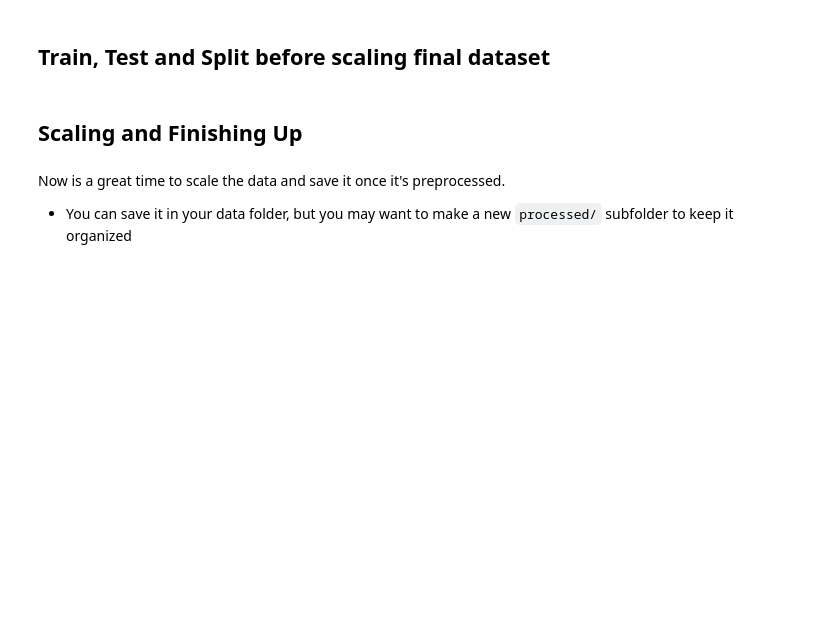
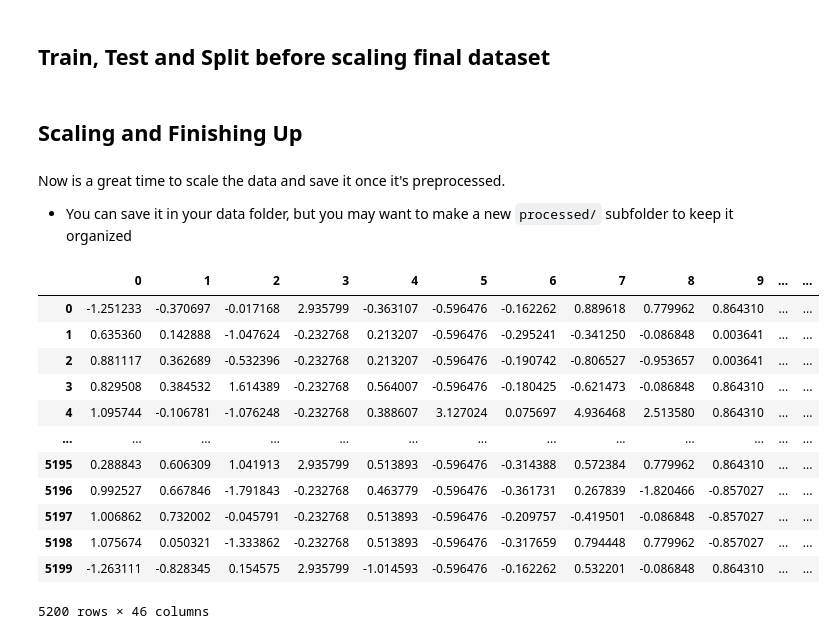
Before and after one commit to TangKenneth25/LHL-Feb19-MidtermProject, a Jupyter notebook: notebooks/1 - EDA.ipynb, the cells around one changed output. Saved outputs shown, nothing was run; the diff lists cells and outputs as text; code cells hidden in the pictures; blank space fills up the shorter version.

```diff
--- a/notebooks/1 - EDA.ipynb
+++ b/notebooks/1 - EDA.ipynb
@@ -820,7 +697,10 @@ memory usage: 1.1 MB
 housingData.to_csv('../data/housingData.csv',index=False)
 # %% [markdown]
 ## Train, Test and Split before scaling final dataset
-# %%
-housingData.drop(columns='location.address.city', inplace=True)
+# %%
+# Dropping remaining object columns.
+# cityListPrice column can act as a representation of the City
+# State was was considered redundant as we already had cityListPrice column created.
+housingData.drop(columns=['location.address.city','location.address.state'], inplace=True)
 # %%
 # Splitting training and testing data
@@ -837,6 +719,22 @@ scaler = StandardScaler()
 
 X_train_scaled = scaler.fit_transform(X_train)
 X_test_scaled = scaler.transform(X_test)
+# %%
+pd.DataFrame(X_train_scaled)
+# %% [output]
+|  | 0 | 1 | 2 | 3 | 4 | 5 | 6 | 7 | 8 | 9 | ... | ... |
+| 0 | -1.251233 | -0.370697 | -0.017168 | 2.935799 | -0.363107 | -0.596476 | -0.162262 | 0.889618 | 0.779962 | 0.864310 | ... | ... |
+| 1 | 0.635360 | 0.142888 | -1.047624 | -0.232768 | 0.213207 | -0.596476 | -0.295241 | -0.341250 | -0.086848 | 0.003641 | ... | ... |
+| 2 | 0.881117 | 0.362689 | -0.532396 | -0.232768 | 0.213207 | -0.596476 | -0.190742 | -0.806527 | -0.953657 | 0.003641 | ... | ... |
+| 3 | 0.829508 | 0.384532 | 1.614389 | -0.232768 | 0.564007 | -0.596476 | -0.180425 | -0.621473 | -0.086848 | 0.864310 | ... | ... |
+| 4 | 1.095744 | -0.106781 | -1.076248 | -0.232768 | 0.388607 | 3.127024 | 0.075697 | 4.936468 | 2.513580 | 0.864310 | ... | ... |
+| ... | ... | ... | ... | ... | ... | ... | ... | ... | ... | ... | ... | ... |
+| 5195 | 0.288843 | 0.606309 | 1.041913 | 2.935799 | 0.513893 | -0.596476 | -0.314388 | 0.572384 | 0.779962 | 0.864310 | ... | ... |
+| 5196 | 0.992527 | 0.667846 | -1.791843 | -0.232768 | 0.463779 | -0.596476 | -0.361731 | 0.267839 | -1.820466 | -0.857027 | ... | ... |
+| 5197 | 1.006862 | 0.732002 | -0.045791 | -0.232768 | 0.513893 | -0.596476 | -0.209757 | -0.419501 | -0.086848 | -0.857027 | ... | ... |
+| 5198 | 1.075674 | 0.050321 | -1.333862 | -0.232768 | 0.513893 | -0.596476 | -0.317659 | 0.794448 | 0.779962 | -0.857027 | ... | ... |
+| 5199 | -1.263111 | -0.828345 | 0.154575 | 2.935799 | -1.014593 | -0.596476 | -0.162262 | 0.532201 | -0.086848 | 0.864310 | ... | ... |
+5200 rows × 46 columns
 # %%
 # Saving processed data to csv
 pd.DataFrame(X_train_scaled).to_csv('../data/processed/X_train_scaled.csv', index=False)
```
Also changed, not shown: parts of 64 cells of this notebook, 7 other files.
